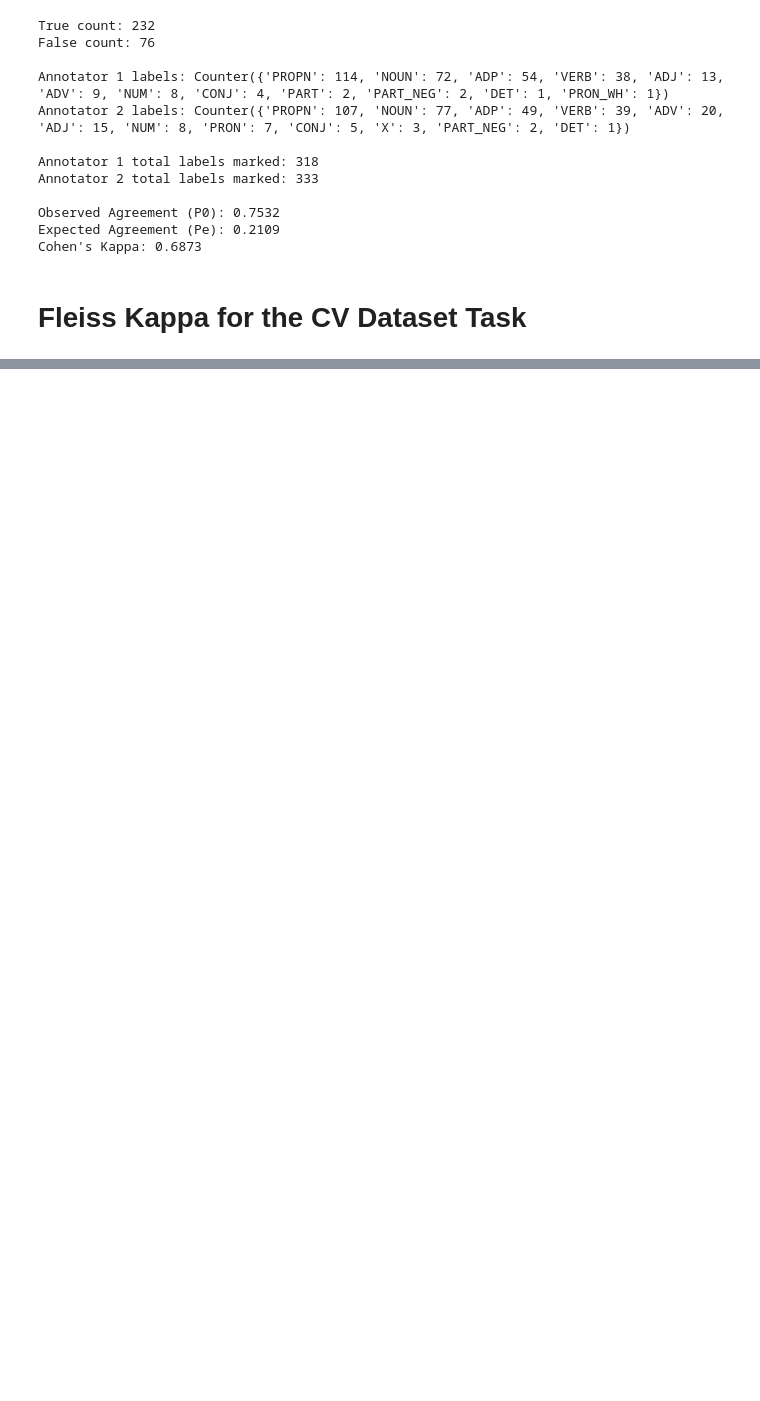
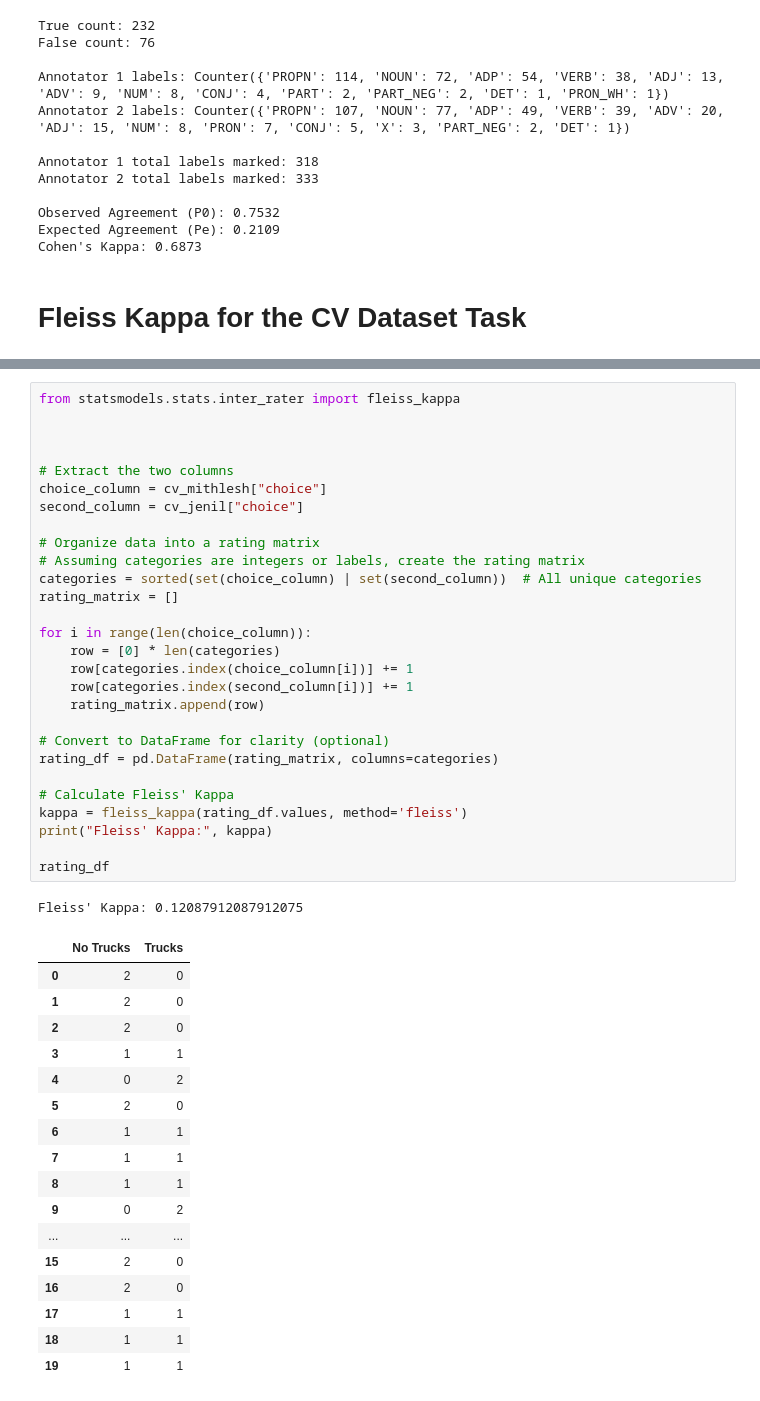
Before and after one commit to JENILP910/STTAI-assignments, a Jupyter notebook: LAB-3/TASK-3/nlp-Inter-Annotator_Agreement.ipynb, the cells around one changed output, grey strips where cells are left out. Cells and saved outputs as stored; diff of their text form; blank space fills up the shorter version.

```diff
--- a/LAB-3/TASK-3/nlp-Inter-Annotator_Agreement.ipynb
+++ b/LAB-3/TASK-3/nlp-Inter-Annotator_Agreement.ipynb
@@ -227,0 +295,47 @@ Cohen's Kappa: 0.6873
+# %%
+from statsmodels.stats.inter_rater import fleiss_kappa
+
+
+
+# Extract the two columns
+choice_column = cv_mithlesh["choice"]
+second_column = cv_jenil["choice"]
+
+# Organize data into a rating matrix
+# Assuming categories are integers or labels, create the rating matrix
+categories = sorted(set(choice_column) | set(second_column))  # All unique categories
+rating_matrix = []
+
+for i in range(len(choice_column)):
+    row = [0] * len(categories)
+    row[categories.index(choice_column[i])] += 1
+    row[categories.index(second_column[i])] += 1
+    rating_matrix.append(row)
+
+# Convert to DataFrame for clarity (optional)
+rating_df = pd.DataFrame(rating_matrix, columns=categories)
+
+# Calculate Fleiss' Kappa
+kappa = fleiss_kappa(rating_df.values, method='fleiss')
+print("Fleiss' Kappa:", kappa)
+
+rating_df
+# %% [output]
+Fleiss' Kappa: 0.12087912087912075
+|  | No Trucks | Trucks |
+| 0 | 2 | 0 |
+| 1 | 2 | 0 |
+| 2 | 2 | 0 |
+| 3 | 1 | 1 |
+| 4 | 0 | 2 |
+| 5 | 2 | 0 |
+| 6 | 1 | 1 |
+| 7 | 1 | 1 |
+| 8 | 1 | 1 |
+| 9 | 0 | 2 |
+| ... | ... | ... |
+| 15 | 2 | 0 |
+| 16 | 2 | 0 |
+| 17 | 1 | 1 |
+| 18 | 1 | 1 |
+| 19 | 1 | 1 |
```
Also changed, not shown: parts of 6 cells of this notebook, 7 other files.
